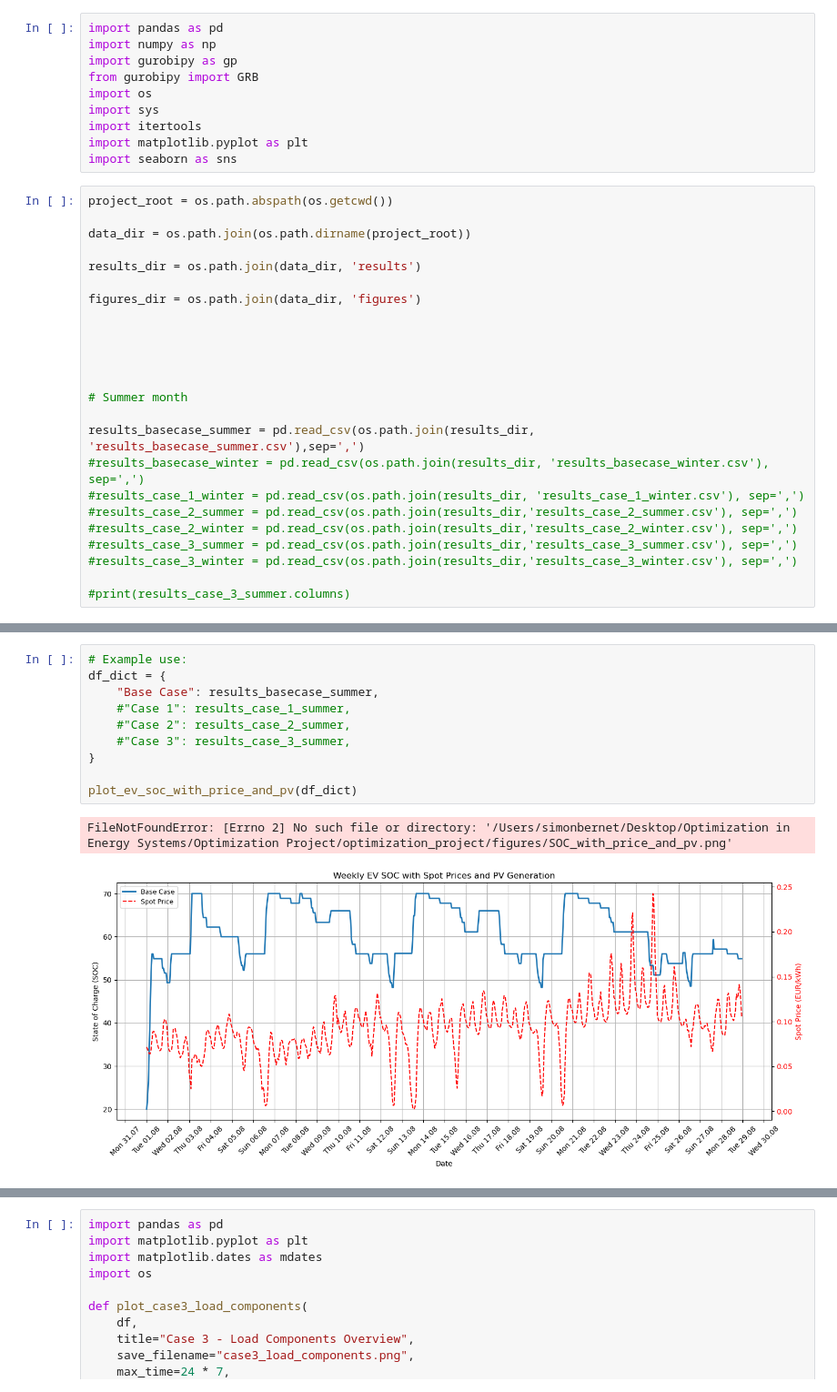
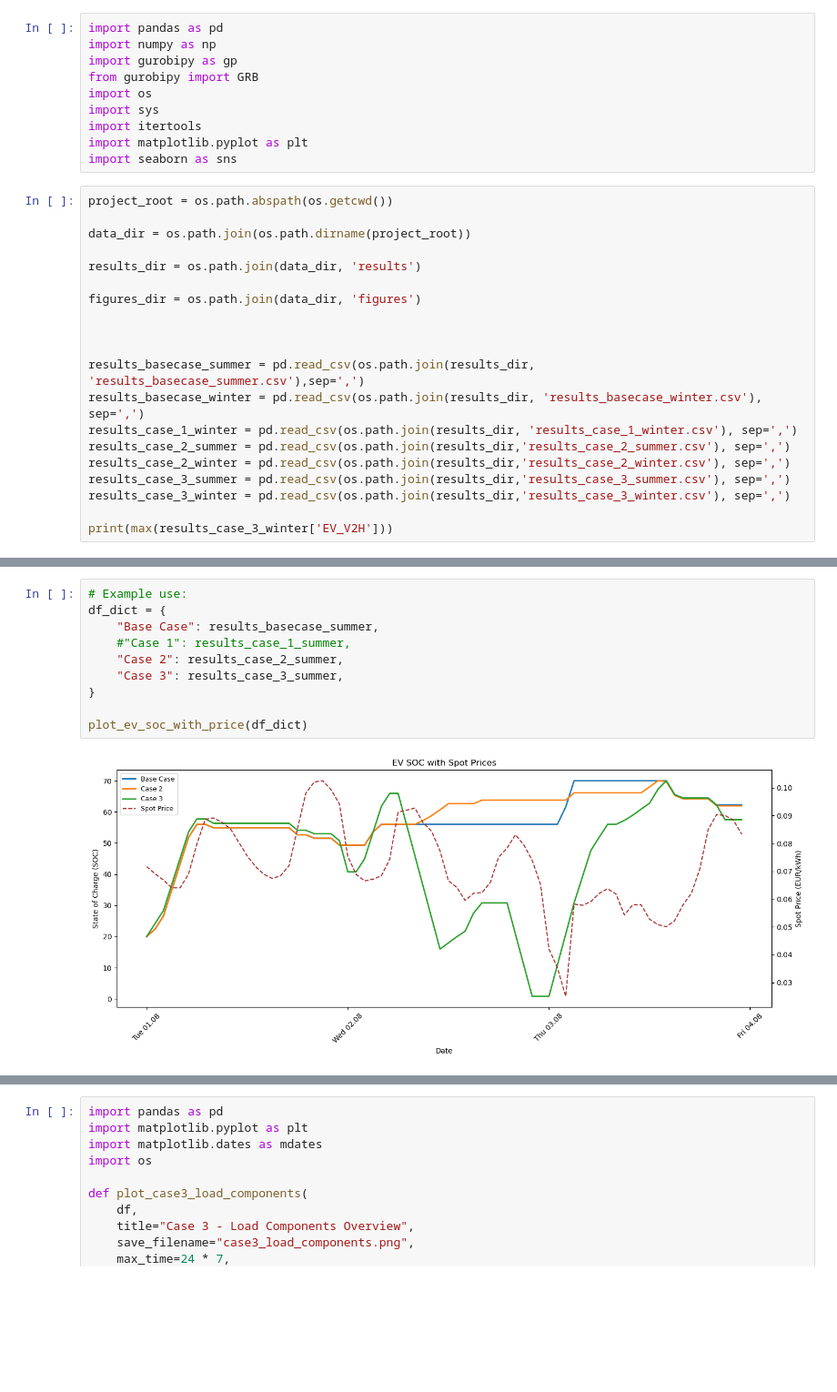
Before and after one commit to sewaelty/optimization_project, a Jupyter notebook: main/plots_Simon.ipynb, the cells around one changed output, grey strips where cells are left out. Shown at 91% size. Cells and saved outputs as stored; diff of their text form; blank space fills up the shorter version.

Commit message:
final plots EV's

```diff
--- a/main/plots_Simon.ipynb
+++ b/main/plots_Simon.ipynb
@@ -19,16 +19,12 @@ figures_dir = os.path.join(data_dir, 'figures')
 
 
 
+results_basecase_summer = pd.read_csv(os.path.join(results_dir, 'results_basecase_summer.csv'),sep=',')
+results_basecase_winter = pd.read_csv(os.path.join(results_dir, 'results_basecase_winter.csv'), sep=',')
+results_case_1_winter = pd.read_csv(os.path.join(results_dir, 'results_case_1_winter.csv'), sep=',')
+results_case_2_summer = pd.read_csv(os.path.join(results_dir,'results_case_2_summer.csv'), sep=',')
+results_case_2_winter = pd.read_csv(os.path.join(results_dir,'results_case_2_winter.csv'), sep=',')
+results_case_3_summer = pd.read_csv(os.path.join(results_dir,'results_case_3_summer.csv'), sep=',')
+results_case_3_winter = pd.read_csv(os.path.join(results_dir,'results_case_3_winter.csv'), sep=',')
 
-
-# Summer month
-
-results_basecase_summer = pd.read_csv(os.path.join(results_dir, 'results_basecase_summer.csv'),sep=',')
-#results_basecase_winter = pd.read_csv(os.path.join(results_dir, 'results_basecase_winter.csv'), sep=',')
-#results_case_1_winter = pd.read_csv(os.path.join(results_dir, 'results_case_1_winter.csv'), sep=',')
-#results_case_2_summer = pd.read_csv(os.path.join(results_dir,'results_case_2_summer.csv'), sep=',')
-#results_case_2_winter = pd.read_csv(os.path.join(results_dir,'results_case_2_winter.csv'), sep=',')
-#results_case_3_summer = pd.read_csv(os.path.join(results_dir,'results_case_3_summer.csv'), sep=',')
-#results_case_3_winter = pd.read_csv(os.path.join(results_dir,'results_case_3_winter.csv'), sep=',')
-
-#print(results_case_3_summer.columns)
+print(max(results_case_3_winter['EV_V2H']))
@@ -104,13 +299,12 @@ def plot_ev_soc_with_price_and_pv(
 # %%
 # Example use:
 df_dict = {
     "Base Case": results_basecase_summer,
     #"Case 1": results_case_1_summer,
-    #"Case 2": results_case_2_summer,
-    #"Case 3": results_case_3_summer,
+    "Case 2": results_case_2_summer,
+    "Case 3": results_case_3_summer,
 }
 
-plot_ev_soc_with_price_and_pv(df_dict)
+plot_ev_soc_with_price(df_dict)
 # %% [output]
-FileNotFoundError: [Errno 2] No such file or directory: '/Users/simonbernet/Desktop/Optimization in Energy Systems/Optimization Project/optimization_project/figures/SOC_with_price_and_pv.png'
-[figure, old version]
+[figure, new version]
```
Also changed, not shown: parts of 7 cells of this notebook, 2 other files.
